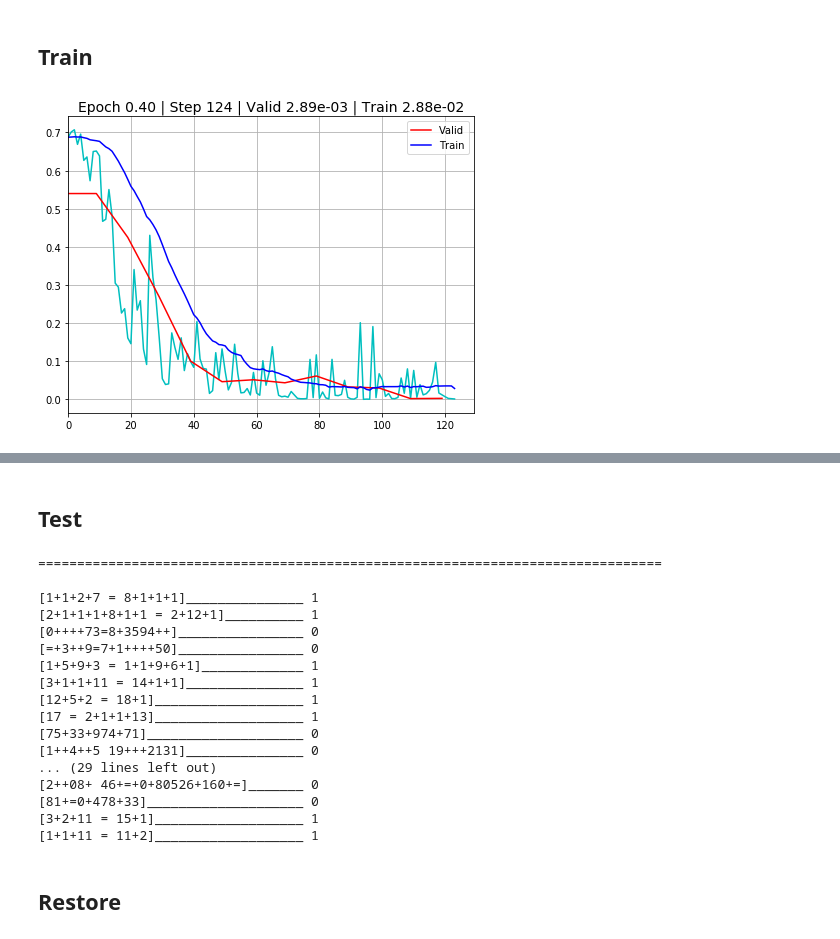
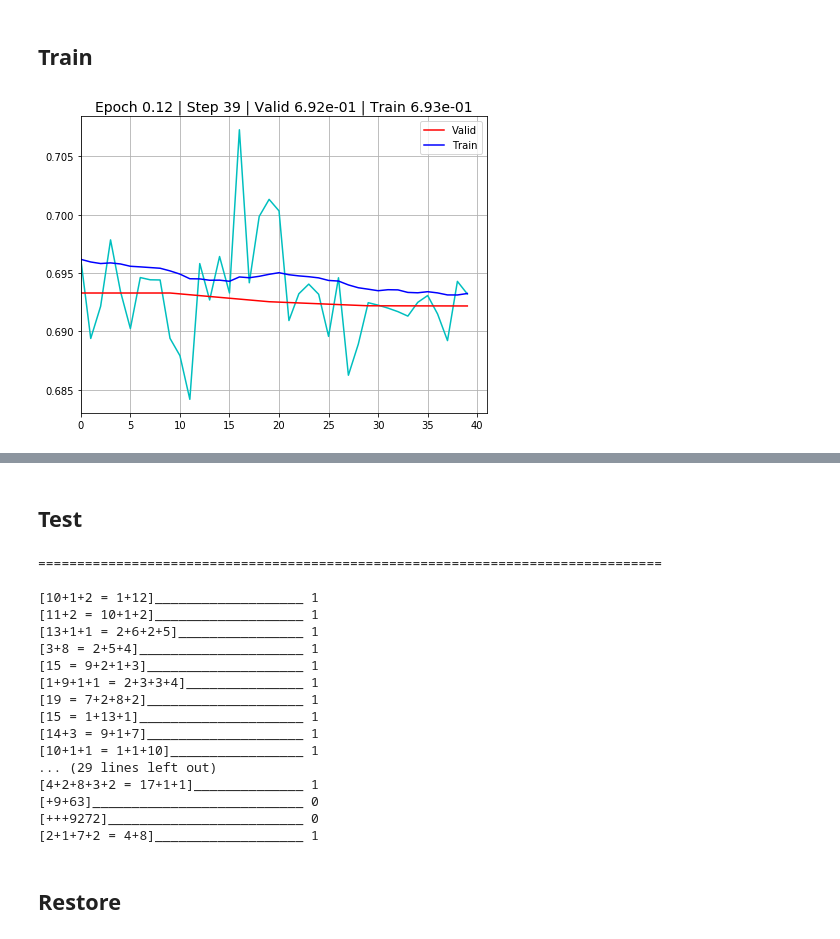
Before and after one commit to RomanKoshelev/NeuroDostoevsky, a Jupyter notebook: math_dcont_model.ipynb, the cells around one changed output, grey strips where cells are left out. Saved outputs shown, nothing was run; the diff lists cells and outputs as text; code cells hidden in the pictures.

```diff
--- a/math_dcont_model.ipynb
+++ b/math_dcont_model.ipynb
@@ -5,7 +5,7 @@ import numpy as np
 from math_vocab import MathVocab
 from math_discr_dataset import MathDiscrDataset
 
-disc_key         = 'random' # 'false'
+disc_key         = 'false' # random false
 voc_path         = "data/math/math_vocab.data"
 tr_dataset_paths = ("data/math/math_dataset_train.data", "data/math/math_%s_dataset_train.data" % disc_key)
 va_dataset_paths = ("data/math/math_dataset_valid.data", "data/math/math_%s_dataset_valid.data" % disc_key)
@@ -129,7 +129,8 @@ class DcontModel(BaseModel):
             self.lr_pl         = tf.placeholder(tf.float32, name='learning_rate')
 
             # embedding
-            self.embedding = tf.Variable(tf.random_normal(shape=[voc_size, emb_size], dtype=tf.float32))
+            # self.embedding = tf.Variable(tf.random_normal(shape=[voc_size, emb_size], dtype=tf.float32))
+            self.embedding = tf.constant(embeddings, dtype=tf.float32)
 
             # encoder
             enc_state = make_encoder(
@@ -198,16 +200,16 @@ model.build(
 # %%
 %%time
 %matplotlib inline
 
 model.train(
-    step_num      = 10000,
+    step_num      = 100000,
     batch_size    = 64,
-    learning_rate = 1e-3,
+    learning_rate = 1e-5,
     mean_win      = 30,
     log_every     = 10,
     tr_dataset    = tr_dataset,
     va_dataset    = va_dataset,
 )
 model.save(model_path)
 # %% [output]
-[figure, old version]
+[figure, new version]
@@ -234,21 +234,21 @@ for dataset in [tr_dataset, va_dataset]:
 # %% [output]
 ================================================================================
 
-[1+1+2+7 = 8+1+1+1]_______________ 1
-[2+1+1+1+8+1+1 = 2+12+1]__________ 1
-[0++++73=8+3594++]________________ 0
-[=+3++9=7+1++++50]________________ 0
-[1+5+9+3 = 1+1+9+6+1]_____________ 1
-[3+1+1+11 = 14+1+1]_______________ 1
-[12+5+2 = 18+1]___________________ 1
-[17 = 2+1+1+13]___________________ 1
-[75+33+974+71]____________________ 0
-[1++4++5 19+++2131]_______________ 0
+[10+1+2 = 1+12]___________________ 1
+[11+2 = 10+1+2]___________________ 1
+[13+1+1 = 2+6+2+5]________________ 1
+[3+8 = 2+5+4]_____________________ 1
+[15 = 9+2+1+3]____________________ 1
+[1+9+1+1 = 2+3+3+4]_______________ 1
+[19 = 7+2+8+2]____________________ 1
+[15 = 1+13+1]_____________________ 1
+[14+3 = 9+1+7]____________________ 1
+[10+1+1 = 1+1+10]_________________ 1
 ... (29 lines left out)
-[2++08+ 46+=+0+80526+160+=]_______ 0
-[81+=0+478+33]____________________ 0
-[3+2+11 = 15+1]___________________ 1
-[1+1+11 = 11+2]___________________ 1
+[4+2+8+3+2 = 17+1+1]______________ 1
+[+9+63]___________________________ 0
+[+++9272]_________________________ 0
+[2+1+7+2 = 4+8]___________________ 1
 # %% [markdown]
 ## Restore
 # %%
```
Also changed, not shown: parts of 2 cells of this notebook, 2 other files.
